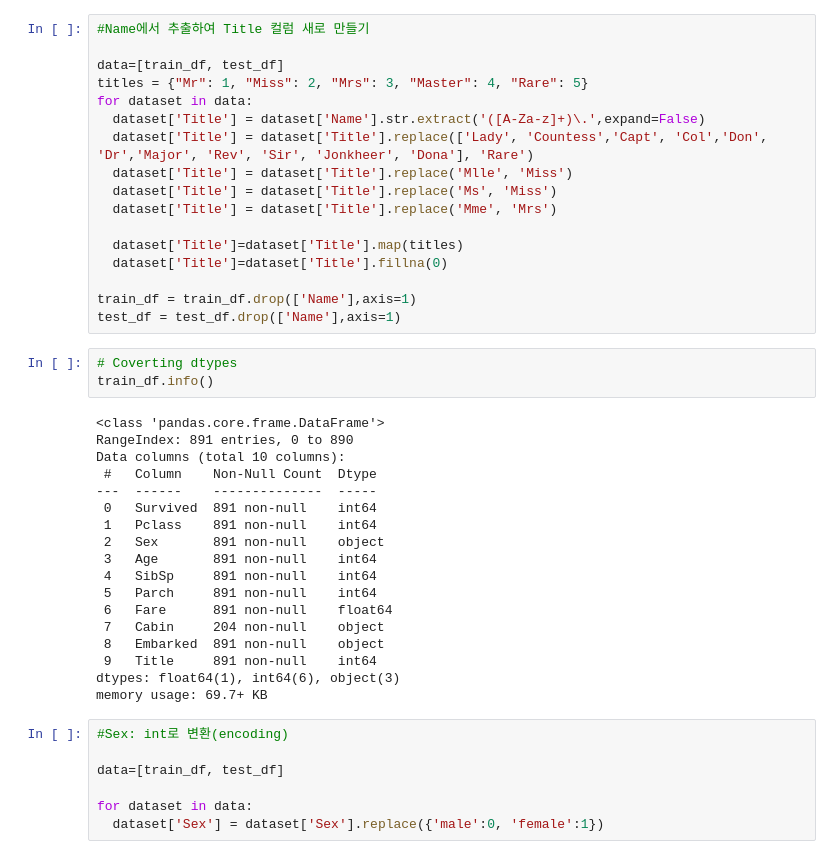
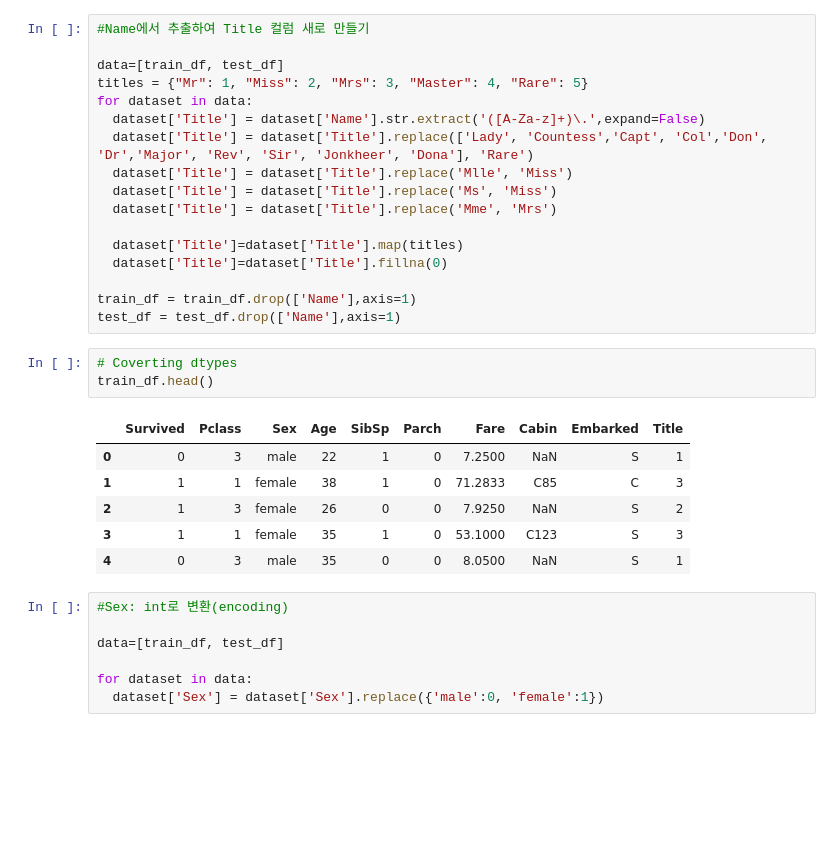
Before and after one commit to ramsoi53/ramsoi, a Jupyter notebook: My_titanic_ver1.ipynb, the cells around one changed output. Cells and saved outputs as stored; diff of their text form; blank space fills up the shorter version.

```diff
--- a/My_titanic_ver1.ipynb
+++ b/My_titanic_ver1.ipynb
@@ -229,25 +238,14 @@ train_df = train_df.drop(['Name'],axis=1)
 test_df = test_df.drop(['Name'],axis=1)
 # %%
 # Coverting dtypes
-train_df.info()
+train_df.head()
 # %% [output]
-<class 'pandas.core.frame.DataFrame'>
-RangeIndex: 891 entries, 0 to 890
-Data columns (total 10 columns):
- #   Column    Non-Null Count  Dtype
----  ------    --------------  -----
- 0   Survived  891 non-null    int64
- 1   Pclass    891 non-null    int64
- 2   Sex       891 non-null    object
- 3   Age       891 non-null    int64
- 4   SibSp     891 non-null    int64
- 5   Parch     891 non-null    int64
- 6   Fare      891 non-null    float64
- 7   Cabin     204 non-null    object
- 8   Embarked  891 non-null    object
- 9   Title     891 non-null    int64
-dtypes: float64(1), int64(6), object(3)
-memory usage: 69.7+ KB
+|  | Survived | Pclass | Sex | Age | SibSp | Parch | Fare | Cabin | Embarked | Title |
+| 0 | 0 | 3 | male | 22 | 1 | 0 | 7.2500 | NaN | S | 1 |
+| 1 | 1 | 1 | female | 38 | 1 | 0 | 71.2833 | C85 | C | 3 |
+| 2 | 1 | 3 | female | 26 | 0 | 0 | 7.9250 | NaN | S | 2 |
+| 3 | 1 | 1 | female | 35 | 1 | 0 | 53.1000 | C123 | S | 3 |
+| 4 | 0 | 3 | male | 35 | 0 | 0 | 8.0500 | NaN | S | 1 |
 # %%
 #Sex: int로 변환(encoding)
 
```
Also changed, not shown: parts of 22 cells of this notebook.
